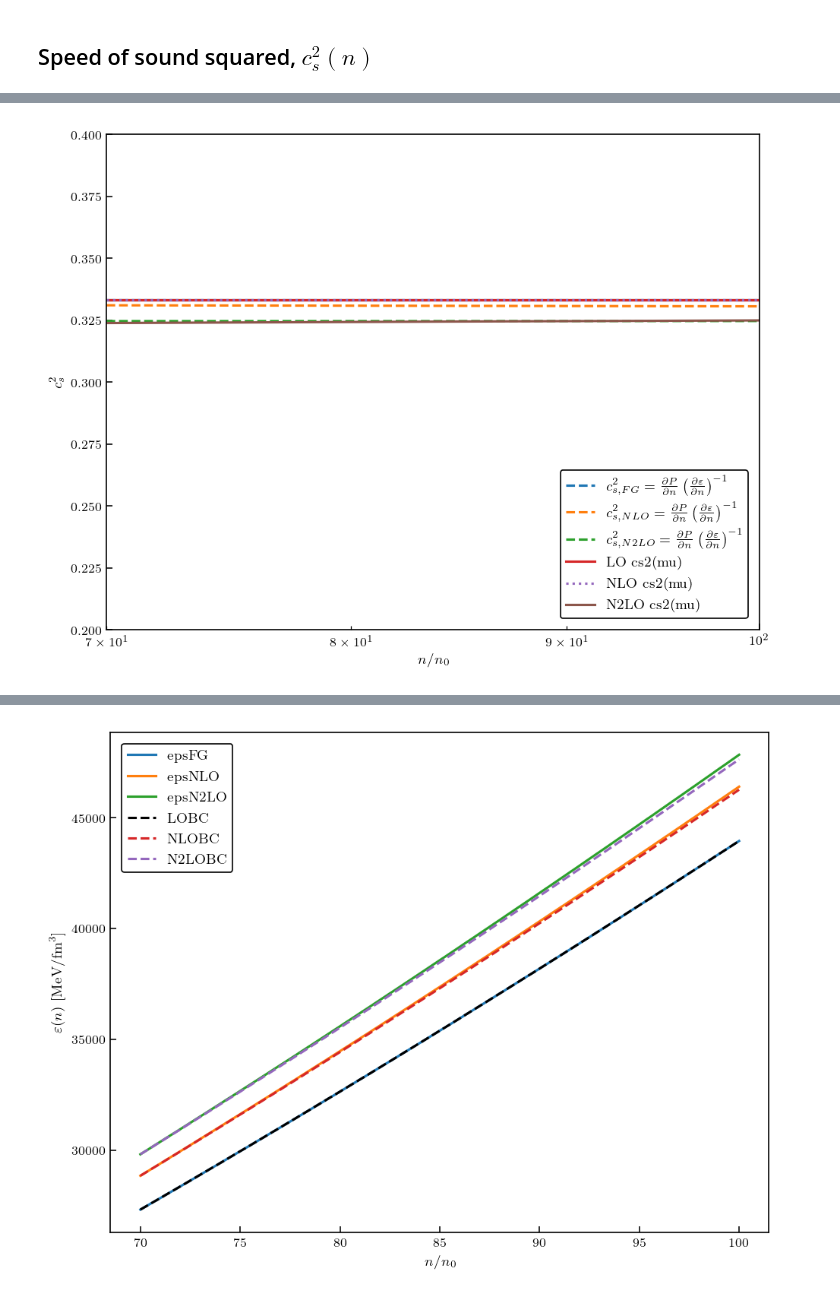
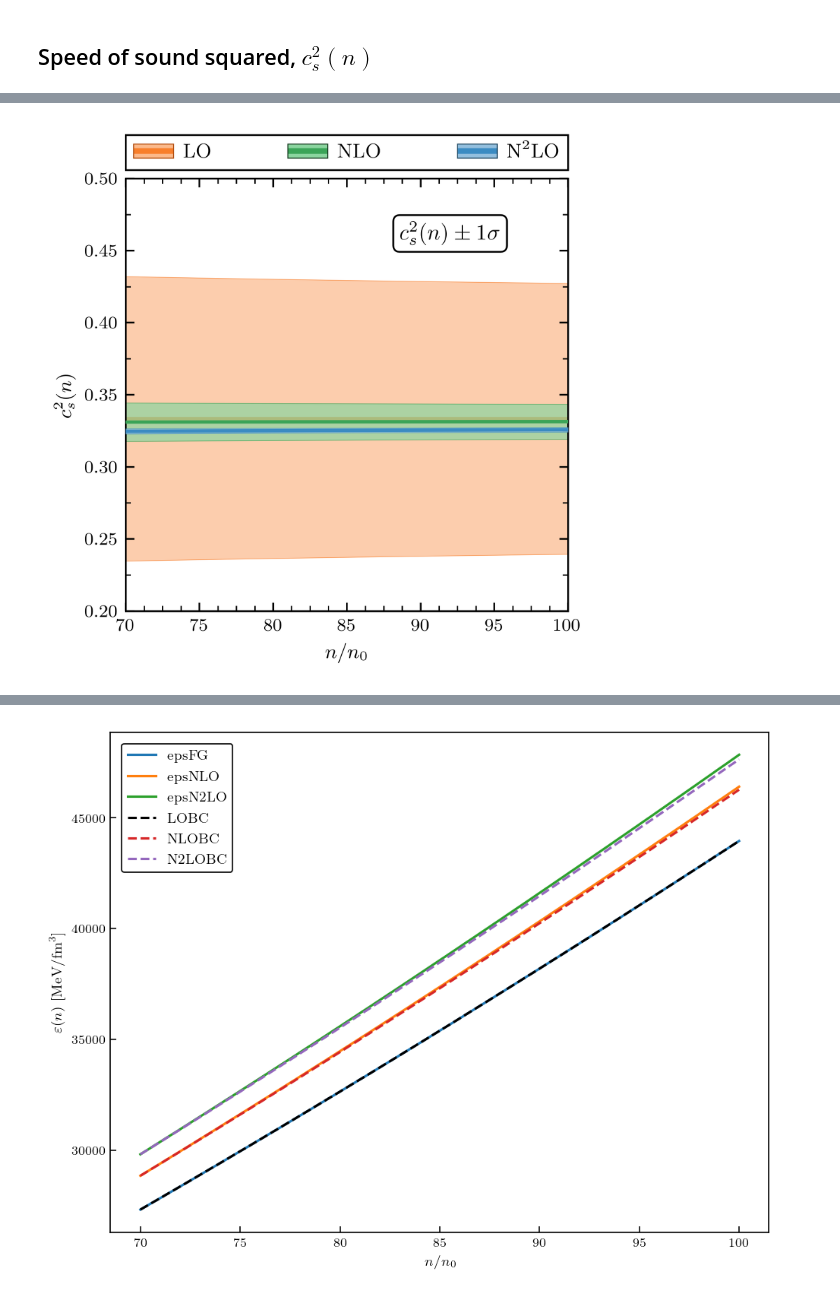
Before and after one commit to asemposki/neutron-rich-bmm, a Jupyter notebook: Gorda_pQCD_gsum.ipynb, the cells around one changed output, grey strips where cells are left out. Drawn from its saved outputs; the diff is of its cells as text; code cells hidden in the pictures.

```diff
--- a/Gorda_pQCD_gsum.ipynb
+++ b/Gorda_pQCD_gsum.ipynb
@@ -235,13 +235,13 @@ labels = [r'LO', r'NLO', r'N$^{2}$LO']
 fig, ax = plt.subplots(1, 1, sharey=True, sharex=True, figsize=(3.4, 3.4), dpi=600)
 for i in range(3):
     ax.plot(3.0 * x, data[:, i]/pqcd.yref(X), zorder=i-1, c=colors[i])
-    ax.fill_between(3.0 * x, (data[:, i] + 1.96*std[:,i])/pqcd.yref(X), (data[:, i] - 1.96*std[:,i])/pqcd.yref(X),
+    ax.fill_between(3.0 * x, (data[:, i] + 1.0*std[:,i])/pqcd.yref(X), (data[:, i] - 1.0*std[:,i])/pqcd.yref(X),
                         zorder=i-1, facecolor=light_colors[i], edgecolor=colors[i], lw=edgewidth, alpha=0.7)
     ax.set_ylim(0.0,1.2)
     ax.set_xlim(min(3.0 * x), max(3.0 * x))
     ax.set_ylabel(r'$P(\mu)/P_{FG}(\mu)$')
 ax.set_xlabel(r'$\mu_{B}$ [GeV]')
-title = r'$P(\mu)/P_{FG}(\mu) \pm 2\sigma$'
+title = r'$P(\mu)/P_{FG}(\mu) \pm 1\sigma$'
 ax.text(
     0.50, 0.25, title, transform=ax.transAxes, ha='left', va='top',
     multialignment='center', zorder=10, fontsize=10,
@@ -343,8 +425,8 @@ plt.legend()
 ### setting up training points first
 # %%
 # now we would like to get a mu array corresponding to the n we desire
-n = np.linspace(11.2, 16.0, 300) # baryon number density from chiral EFT [fm^-3]
-#n = np.linspace(0.05, 16.0, 600)
+#n = np.linspace(11.2, 16.0, 600) # baryon number density from chiral EFT [fm^-3]
+n = np.linspace(0.05, 16.0, 600)
 dens = n
 
 # convert this quark number density first
@@ -945,22 +1138,59 @@ plt.plot(dens/n0, 1.0 + (2.0/(3.0*np.pi))*pqcd.alpha_s(mu_FG, loop=2), linestyle
 # dmudn_2 = np.gradient(mu_pert*1000*3, dens)
 # cs2_3 = (dens/(mu_pert*1000*3)) * dmudn_2
 
-plt.axhline(y=0.3333, color='black')
+labels = [r'LO', r'NLO', r'N$^{2}$LO']
+
+fig, ax = plt.subplots(1, 1, sharey=True, sharex=True, figsize=(3.4, 3.4), dpi=600)
+ax.axhline(y=(1.0/3.0), color='grey', linestyle='dotted', zorder=-1, alpha=0.2)
+#ax.plot(dens/n0, cs2_FG['mean'], c=colors[0], zorder=1)
+ax.plot(dens/n0, cs2_interp_FG, c=colors[0], zorder=1)
+# ax.fill_between(dens/n0, cs2_FG['lower'], cs2_FG['upper'],
+#                     zorder=0, facecolor=light_colors[0], edgecolor=colors[0], lw=edgewidth, alpha=0.7)
+#ax.plot(dens/n0, cs2_NLO['mean'], c=colors[1], zorder=3)
+ax.plot(dens/n0, cs2_interp_NLO, c=colors[1], zorder=3)
+# ax.fill_between(dens/n0, cs2_NLO['lower'], cs2_NLO['upper'],
+#                     zorder=2, facecolor=light_colors[1], edgecolor=colors[1], lw=edgewidth, alpha=0.7)
+#ax.plot(dens/n0, cs2_N2LO['mean'], c=colors[2], zorder=5)
+ax.plot(dens/n0, cs2_interp_NNLO, c=colors[2], zorder=5)
+# ax.fill_between(dens/n0, cs2_N2LO['lower'], cs2_N2LO['upper'],
+#                     zorder=4, facecolor=light_colors[2], edgecolor=colors[2], lw=edgewidth, alpha=0.7)
+
+ax.fill_between(dens/n0, cs2_interp_FG_lower, cs2_interp_FG_upper, \
+                zorder=0, facecolor=light_colors[0], edgecolor=colors[0], lw=edgewidth, alpha=0.7)
+ax.fill_between(dens/n0, cs2_interp_NLO_lower, cs2_interp_NLO_upper, \
+                zorder=2, facecolor=light_colors[1], edgecolor=colors[1], lw=edgewidth, alpha=0.7)
+ax.fill_between(dens/n0, cs2_interp_NNLO_lower, cs2_interp_NNLO_upper, \
+                zorder=4, facecolor=light_colors[2], edgecolor=colors[2], lw=edgewidth, alpha=0.7)
+
+ax.set_ylim(0.2,0.5)
+ax.set_xlim(min(dens/n0), max(dens/n0))
+#ax.set_xscale('log')
+ax.set_ylabel(r'$c_{s}^{2}(n)$')
+ax.set_xlabel(r'$n/n_{0}$')
+title = r'$c_{s}^{2}(n) \pm 1\sigma$'
+ax.text(
+    0.62, 0.90, title, transform=ax.transAxes, ha='left', va='top',
+    multialignment='center', zorder=10, fontsize=10,
+    bbox=dict(facecolor='w', boxstyle='round')
+)
+ax.xaxis.set_minor_locator(AutoMinorLocator(4))
+ax.yaxis.set_minor_locator(AutoMinorLocator(2))
+ax.tick_params(right=True, top=True, which='both')
+add_top_order_legend(fig, ax, ax, order_labels, colors, light_colors, dark_colors)
+fig.savefig('pqcd_cs2n.pdf')
 
 # plot the result quickly (noting the issue with scaling back out of P/P_FG)
 # FG
-plt.plot(dens/n0, cs2_FG['mean'], linestyle='dashed', label=r'$c_{s, FG}^{2} = \frac{\partial P}{\partial n}\left(\frac{\partial \varepsilon}{\partial n}\right)^{-1}$')
-#plt.fill_between(dens/n0, cs2_FG['lower'], cs2_FG['upper'], alpha=0.2)
+# plt.plot(dens/n0, cs2_FG['mean'], label=r'$c_{s, FG}^{2} = \frac{\partial P}{\partial n}\left(\frac{\partial \varepsilon}{\partial n}\right)^{-1}$')
+# plt.fill_between(dens/n0, cs2_FG['lower'], cs2_FG['upper'], alpha=0.2)
+
 # NLO
-plt.plot(dens/n0, cs2_NLO['mean'], linestyle='dashed', label=r'$c_{s, NLO}^{2} = \frac{\partial P}{\partial n}\left(\frac{\partial \varepsilon}{\partial n}\right)^{-1}$')
-#plt.fill_between(dens/n0, cs2_NLO['lower'], cs2_NLO['upper'], alpha=0.2)
-# N2LO
-plt.plot(dens/n0, cs2_N2LO['mean'], linestyle='dashed', label=r'$c_{s, N2LO}^{2} = \frac{\partial P}{\partial n}\left(\frac{\partial \varepsilon}{\partial n}\right)^{-1}$')
-plt.xlim(dens[0]/n0, 100.0)
-plt.xscale('log')
-plt.ylim(0.2, 0.4)
-plt.xlabel(r'$n/n_{0}$')
-plt.ylabel(r'$c_{s}^{2}$')
+# plt.plot(dens/n0, cs2_NLO['mean'], linestyle='dashed', label=r'$c_{s, NLO}^{2} = \frac{\partial P}{\partial n}\left(\frac{\partial \varepsilon}{\partial n}\right)^{-1}$')
+# plt.fill_between(dens/n0, cs2_NLO['lower'], cs2_NLO['upper'], alpha=0.2)
+
+# # N2LO
+# plt.plot(dens/n0, cs2_N2LO['mean'], linestyle='dashed', label=r'$c_{s, N2LO}^{2} = \frac{\partial P}{\partial n}\left(\frac{\partial \varepsilon}{\partial n}\right)^{-1}$')
+# plt.fill_between(dens/n0, cs2_N2LO['lower'], cs2_N2LO['upper'], alpha=0.2)
 
 print('FG endpoint:', cs2_FG['mean'][-1])
 print('NLO endpoint:', cs2_NLO['mean'][-1])
@@ -972,11 +1202,9 @@ print(cs2_N2LO['mean'][0])
 mu_pert = mu_FG + pqcd.mu_1(mu_FG) + pqcd.mu_2(mu_FG)
 
 # plot each order from P(mu) result, to check the consistency
-plt.plot(dens/n0, 0.3333*np.ones(len(dens)), label=r'LO cs2(mu)')
-plt.plot(dens/n0, 0.3333*np.ones(len(dens)), linestyle='dotted', label=r'NLO cs2(mu)')
-plt.plot(dens/n0, 0.3333*np.ones(len(dens)) - 0.136033*pqcd.alpha_s(mu_FG, loop=2)**2.0, \
-         label=r'N2LO cs2(mu)') # Nf = 2 currently
-plt.legend(loc='lower right')
-plt.savefig('comparecs2.pdf')
+# plt.plot(dens/n0, 0.3333*np.ones(len(dens)), label=r'LO cs2(mu)')
+# plt.plot(dens/n0, 0.3333*np.ones(len(dens)), linestyle='dotted', label=r'NLO cs2(mu)')
+# plt.plot(dens/n0, 0.3333*np.ones(len(dens)) - 0.136033*pqcd.alpha_s(mu_FG, loop=2)**2.0, \
+#          label=r'N2LO cs2(mu)') # Nf = 2 currently
 plt.show()
 # %% [output]
@@ -987 +1215 @@ N2LO endpoint 0.3246712721277588
-[figure, old version]
+[figure, new version]
```
Also changed, not shown: parts of 28 cells of this notebook, 14 other files.
